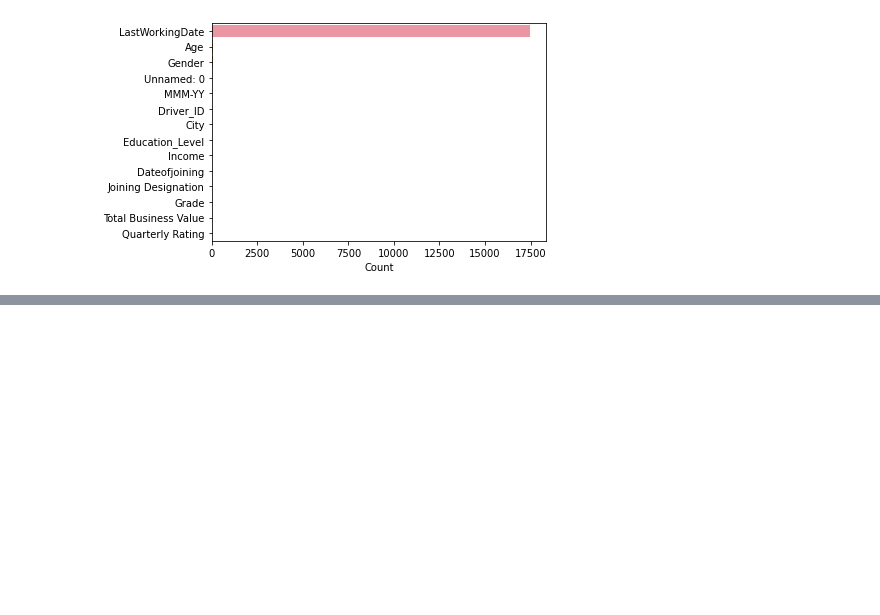
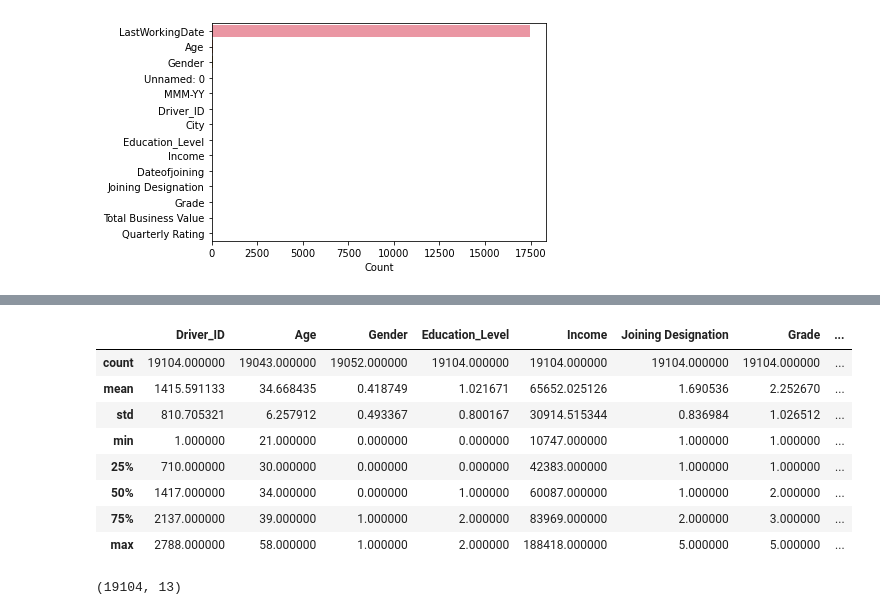
Before and after one commit to pkmariya/Scaler01, a Jupyter notebook: OLA_CaseStudy_Mariya_DSMLJune2022.ipynb, the cells around one changed output, grey strips where cells are left out. Drawn from its saved outputs; the diff is of its cells as text; code cells hidden in the pictures; blank space fills up the shorter version.

```diff
--- a/OLA_CaseStudy_Mariya_DSMLJune2022.ipynb
+++ b/OLA_CaseStudy_Mariya_DSMLJune2022.ipynb
@@ -68,0 +134,19 @@ Missing Values in the Given Data Set
+# %%
+# Drop the Unnamed column
+data_df.drop(['Unnamed: 0'], axis=1, inplace=True)
+# %%
+data_df.describe()
+# %% [output]
+|  | Driver_ID | Age | Gender | Education_Level | Income | Joining Designation | Grade | ... |
+| count | 19104.000000 | 19043.000000 | 19052.000000 | 19104.000000 | 19104.000000 | 19104.000000 | 19104.000000 | ... |
+| mean | 1415.591133 | 34.668435 | 0.418749 | 1.021671 | 65652.025126 | 1.690536 | 2.252670 | ... |
+| std | 810.705321 | 6.257912 | 0.493367 | 0.800167 | 30914.515344 | 0.836984 | 1.026512 | ... |
+| min | 1.000000 | 21.000000 | 0.000000 | 0.000000 | 10747.000000 | 1.000000 | 1.000000 | ... |
+| 25% | 710.000000 | 30.000000 | 0.000000 | 0.000000 | 42383.000000 | 1.000000 | 1.000000 | ... |
+| 50% | 1417.000000 | 34.000000 | 0.000000 | 1.000000 | 60087.000000 | 1.000000 | 2.000000 | ... |
+| 75% | 2137.000000 | 39.000000 | 1.000000 | 2.000000 | 83969.000000 | 2.000000 | 3.000000 | ... |
+| max | 2788.000000 | 58.000000 | 1.000000 | 2.000000 | 188418.000000 | 5.000000 | 5.000000 | ... |
+# %%
+data_df.shape
+# %% [output]
+(19104, 13)
```
Also changed, not shown: parts of 25 cells of this notebook.
